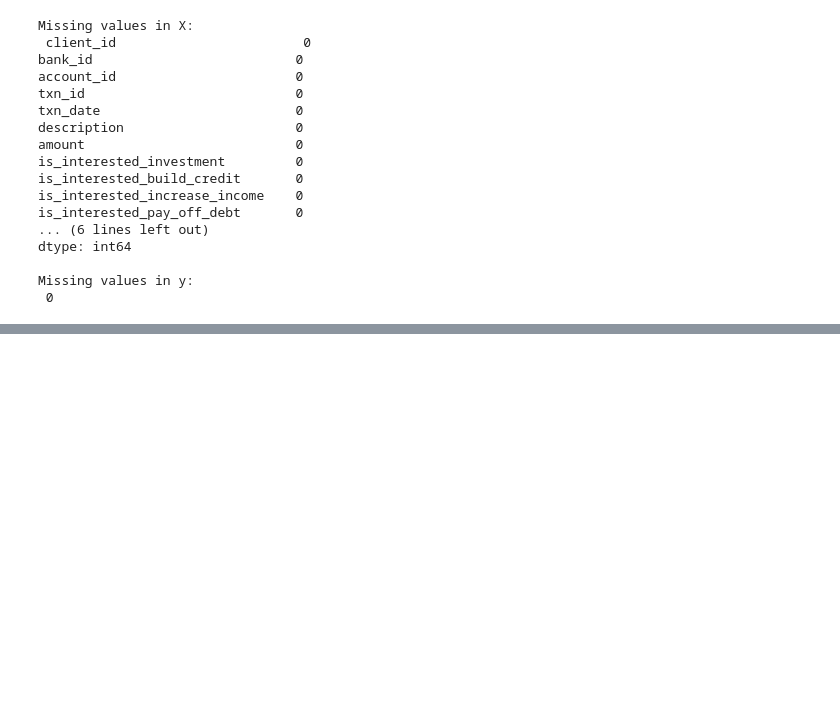
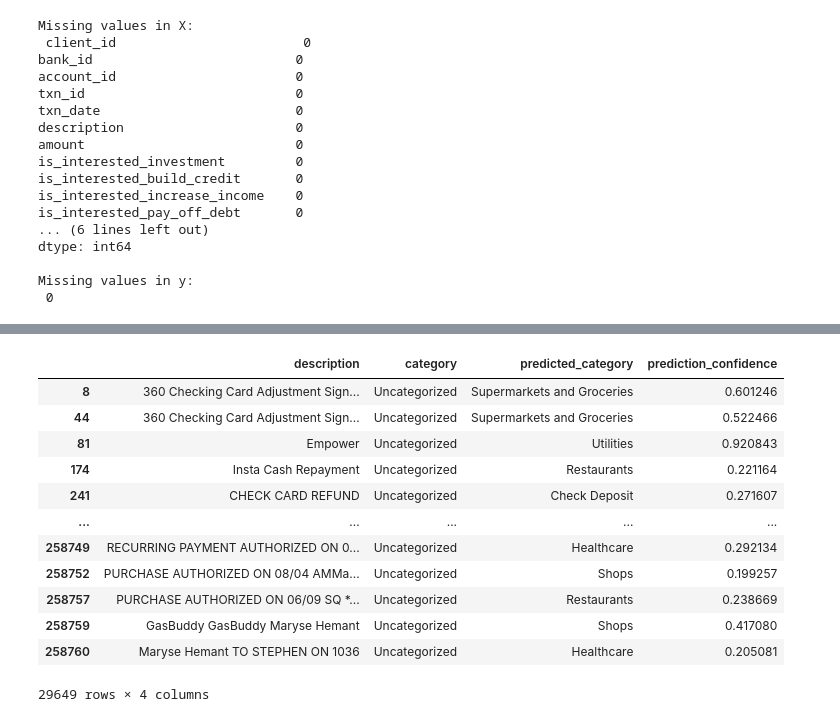
Before and after one commit to atiqrazak/machine-learning-scientist, a Jupyter notebook: machine_learning_code.ipynb, the cells around one changed output, grey strips where cells are left out. Drawn from its saved outputs; the diff is of its cells as text; code cells hidden in the pictures; blank space fills up the shorter version.

```diff
--- a/machine_learning_code.ipynb
+++ b/machine_learning_code.ipynb
@@ -402,21 +373,22 @@ pipe = Pipeline([
     ))
 ])
 # %%
-# =========================
-# 11. Train model and evaluate
-# =========================
+# Fit once on labeled data
+pipe.fit(X_labeled, y_labeled)
 
-# Fit model on training data
-pipe.fit(X_train, y_train)
+# Evaluate on validation set
+y_val_pred = pipe.predict(X_val)
+print("Validation Accuracy:", accuracy_score(y_val, y_val_pred))
+print("Validation Macro F1:", f1_score(y_val, y_val_pred, average='macro'))
 
-# inspect TF-IDF feature count
-print(pipe.named_steps['pre'].named_transformers_['tfidf'].get_feature_names_out().shape)
+# Predict Uncategorized
+mask_uncat = tx['category'] == 'Uncategorized'
+X_uncat = X_comp.loc[mask_uncat]
 
-# Predict categories for test set
-y_pred = pipe.predict(X_test)
+y_pred_uncat = pipe.predict(X_uncat)
+proba_uncat = pipe.predict_proba(X_uncat)
+conf_uncat = proba_uncat.max(axis=1)
 
-# Print evaluation metrics
-print("Accuracy:", accuracy_score(y_test, y_pred))
-print("Macro F1:", f1_score(y_test, y_pred, average='macro'))
-print(classification_report(y_test, y_pred))
+tx.loc[mask_uncat, 'predicted_category'] = y_pred_uncat
+tx.loc[mask_uncat, 'prediction_confidence'] = conf_uncat
 # %% [output]
@@ -465,0 +445,27 @@ ValueError: At least one label specified must be in y_true
+# %%
+high_conf = tx[
+    (tx['category'] == 'Uncategorized') &
+    (tx['prediction_confidence'] >= 0.75)
+]
+
+low_conf = tx[
+    (tx['category'] == 'Uncategorized') &
+    (tx['prediction_confidence'] < 0.75)
+]
+# You can inspect or manually review low_conf
+
+tx[tx['category'] == 'Uncategorized'][['description', 'category', 'predicted_category', 'prediction_confidence']]
+# %% [output]
+|  | description | category | predicted_category | prediction_confidence |
+| 8 | 360 Checking Card Adjustment Sign... | Uncategorized | Supermarkets and Groceries | 0.601246 |
+| 44 | 360 Checking Card Adjustment Sign... | Uncategorized | Supermarkets and Groceries | 0.522466 |
+| 81 | Empower | Uncategorized | Utilities | 0.920843 |
+| 174 | Insta Cash Repayment | Uncategorized | Restaurants | 0.221164 |
+| 241 | CHECK CARD REFUND | Uncategorized | Check Deposit | 0.271607 |
+| ... | ... | ... | ... | ... |
+| 258749 | RECURRING PAYMENT AUTHORIZED ON 0... | Uncategorized | Healthcare | 0.292134 |
+| 258752 | PURCHASE AUTHORIZED ON 08/04 AMMa... | Uncategorized | Shops | 0.199257 |
+| 258757 | PURCHASE AUTHORIZED ON 06/09 SQ *... | Uncategorized | Restaurants | 0.238669 |
+| 258759 | GasBuddy GasBuddy Maryse Hemant | Uncategorized | Shops | 0.417080 |
+| 258760 | Maryse Hemant TO STEPHEN ON 1036 | Uncategorized | Healthcare | 0.205081 |
+29649 rows × 4 columns
```
Also changed, not shown: parts of 12 cells of this notebook.
